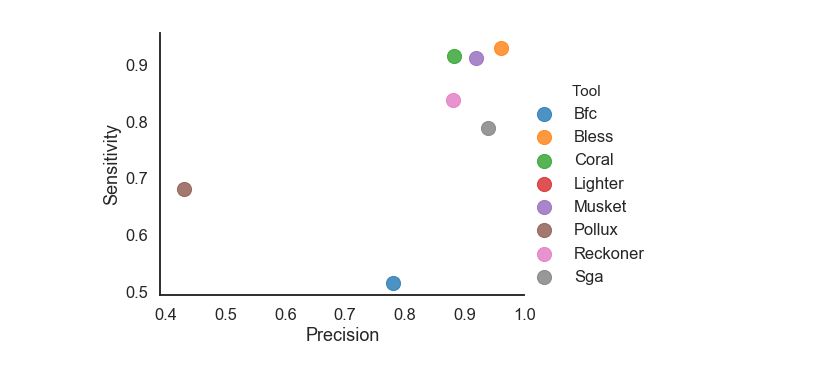
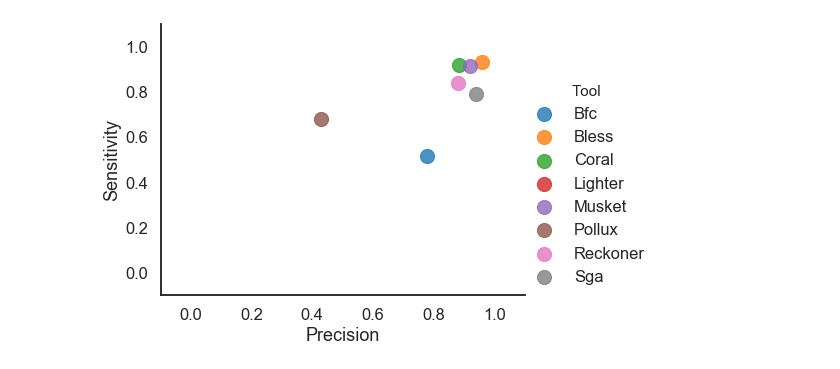
Before and after one commit to Mangul-Lab-USC/benchmarking_error_correction, a Jupyter notebook: notebooks/WGS_human.ipynb, the cells around one changed output. Cells and saved outputs as stored; diff of their text form; code cells hidden in the pictures.

```diff
--- a/notebooks/WGS_human.ipynb
+++ b/notebooks/WGS_human.ipynb
@@ -189,14 +189,16 @@ plt.savefig("../figures/WGS_human//lmplot_FP_vs_FN.pdf")
 # %%
 import matplotlib.pyplot as plt
 import seaborn as sns
 g=sns.set_style("white")
 g=sns.set_context("talk")
 g=sns.lmplot(data=data[(data['Coverage'] == 32)] , x='Base Precision', y='Base Sensitivity', hue='Tool',fit_reg=False,aspect=1.3,scatter_kws={"s": 200})
 g.set(xlabel='Precision', ylabel='Sensitivity')
 #plt.title(str(th)+"bp")
 #g.set(xscale="log");
+plt.ylim(-0.1, 1.1)
+plt.xlim(-0.1, 1.1)
 g=sns.despine()
 plt.savefig("../figures/WGS_human//lmplot_Precision_vs_Sensitivity.png")
 plt.savefig("../figures/WGS_human//lmplot_Precision_vs_Sensitivity.pdf")
 # %% [output]
-[figure, old version]
+[figure, new version]
```
Also changed, not shown: parts of 12 cells of this notebook, 33 other files.
